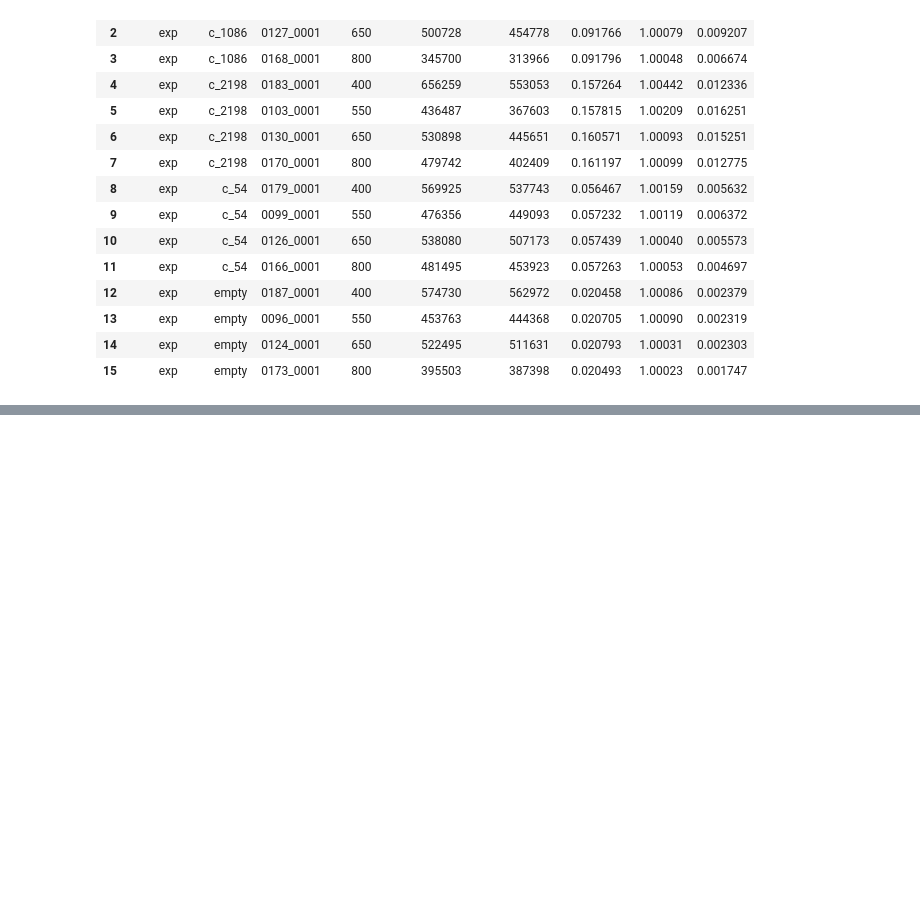
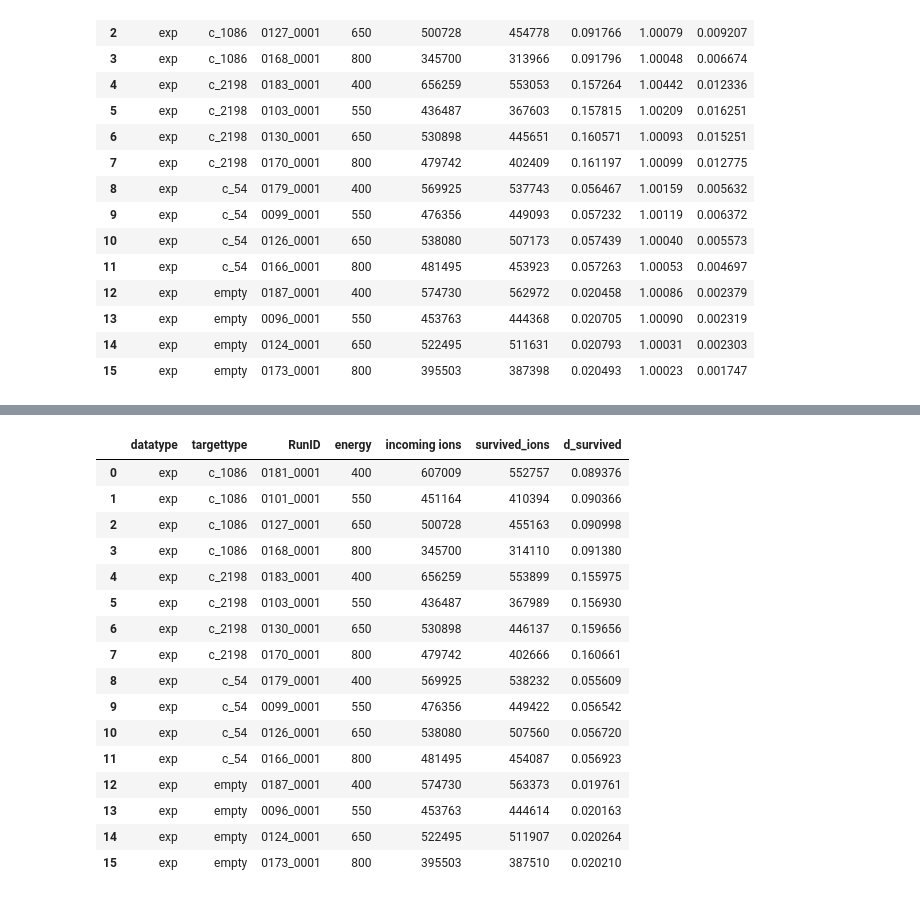
Before and after one commit to jenegger/r3bweek24_gsi, a Jupyter notebook: overview_cross_section.ipynb, the cells around one changed output, grey strips where cells are left out. Saved outputs shown, nothing was run; the diff lists cells and outputs as text; code cells hidden in the pictures; blank space fills up the shorter version.

```diff
--- a/overview_cross_section.ipynb
+++ b/overview_cross_section.ipynb
@@ -138,0 +178,20 @@ df
+# %%
+dfb
+# %% [output]
+|  | datatype | targettype | RunID | energy | incoming ions | survived_ions | d_survived |
+| 0 | exp | c_1086 | 0181_0001 | 400 | 607009 | 552757 | 0.089376 |
+| 1 | exp | c_1086 | 0101_0001 | 550 | 451164 | 410394 | 0.090366 |
+| 2 | exp | c_1086 | 0127_0001 | 650 | 500728 | 455163 | 0.090998 |
+| 3 | exp | c_1086 | 0168_0001 | 800 | 345700 | 314110 | 0.091380 |
+| 4 | exp | c_2198 | 0183_0001 | 400 | 656259 | 553899 | 0.155975 |
+| 5 | exp | c_2198 | 0103_0001 | 550 | 436487 | 367989 | 0.156930 |
+| 6 | exp | c_2198 | 0130_0001 | 650 | 530898 | 446137 | 0.159656 |
+| 7 | exp | c_2198 | 0170_0001 | 800 | 479742 | 402666 | 0.160661 |
+| 8 | exp | c_54 | 0179_0001 | 400 | 569925 | 538232 | 0.055609 |
+| 9 | exp | c_54 | 0099_0001 | 550 | 476356 | 449422 | 0.056542 |
+| 10 | exp | c_54 | 0126_0001 | 650 | 538080 | 507560 | 0.056720 |
+| 11 | exp | c_54 | 0166_0001 | 800 | 481495 | 454087 | 0.056923 |
+| 12 | exp | empty | 0187_0001 | 400 | 574730 | 563373 | 0.019761 |
+| 13 | exp | empty | 0096_0001 | 550 | 453763 | 444614 | 0.020163 |
+| 14 | exp | empty | 0124_0001 | 650 | 522495 | 511907 | 0.020264 |
+| 15 | exp | empty | 0173_0001 | 800 | 395503 | 387510 | 0.020210 |
```
Also changed, not shown: parts of 10 cells of this notebook, 6 other files.
